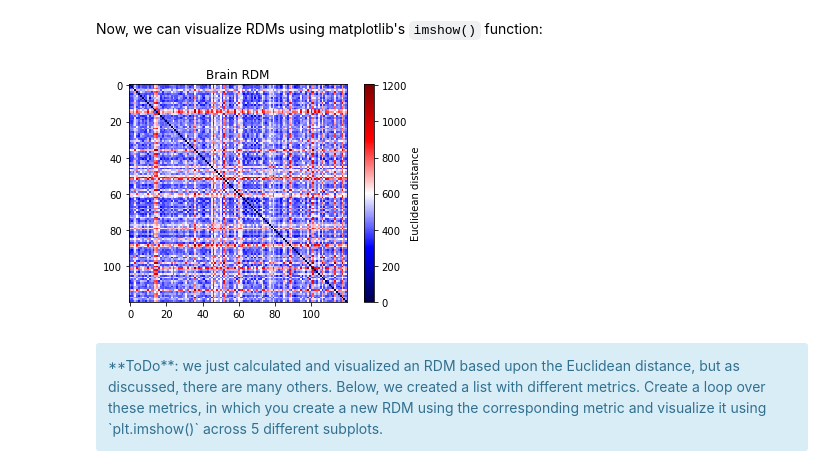
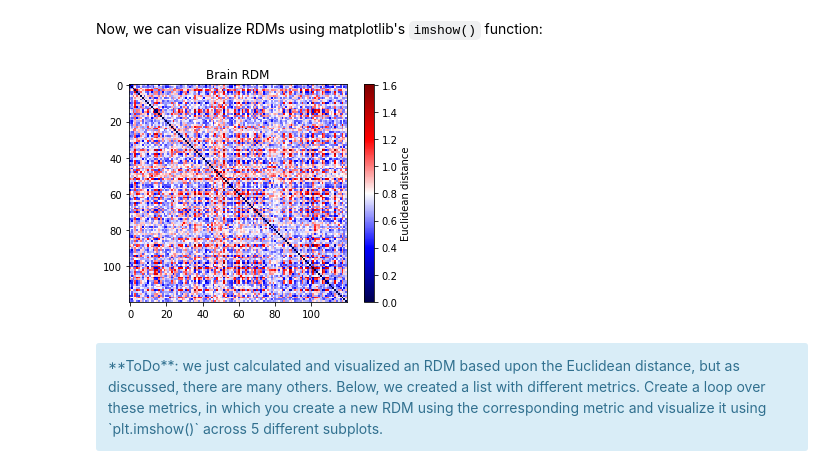
Before and after one commit to nagyistge/NeuroImg.PatternAnalysis, a Jupyter notebook: week_3/Week_3_notebook.ipynb, the cells around one changed output. Cells and saved outputs as stored; diff of their text form; code cells hidden in the pictures.

```diff
--- a/week_3/Week_3_notebook.ipynb
+++ b/week_3/Week_3_notebook.ipynb
@@ -196,4 +196,4 @@ Practically, calculating pairwise differences (i.e. sample 1 vs. sample 2, sampl
 </div>
 # %%
 from sklearn.metrics.pairwise import pairwise_distances
-brain_rdm = pairwise_distances(sub003.X)
+brain_rdm = pairwise_distances(sub003.X, metric='correlation')
@@ -203,11 +201,11 @@ brain_rdm = pairwise_distances(sub003.X)
 Now, we can visualize RDMs using matplotlib's `imshow()` function:
 # %%
 plt.title('Brain RDM')
-plt.imshow(rdm, cmap='seismic')
+plt.imshow(brain_rdm, cmap='seismic')
 plt.colorbar(label='Euclidean distance')
 plt.show()
 # %% [output]
-[figure, old version]
+[figure, new version]
 # %% [markdown]
 <div class='alert alert-info'>
 **ToDo**: we just calculated and visualized an RDM based upon the Euclidean distance, but as discussed, there are many others. Below, we created a list with different metrics. Create a loop over these metrics, in which you create a new RDM using the corresponding metric and visualize it using `plt.imshow()` across 5 different subplots.
```
Also changed, not shown: parts of 20 cells of this notebook.
